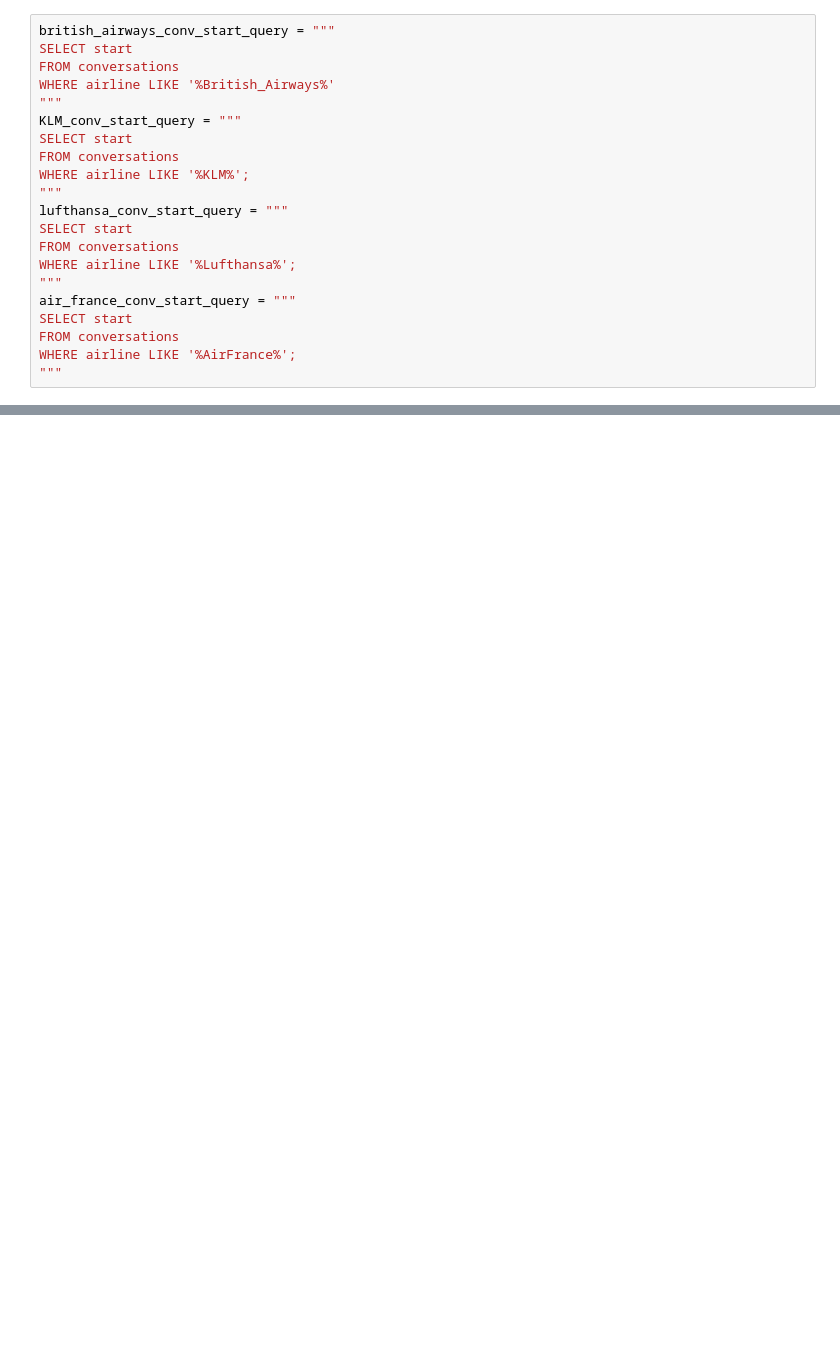
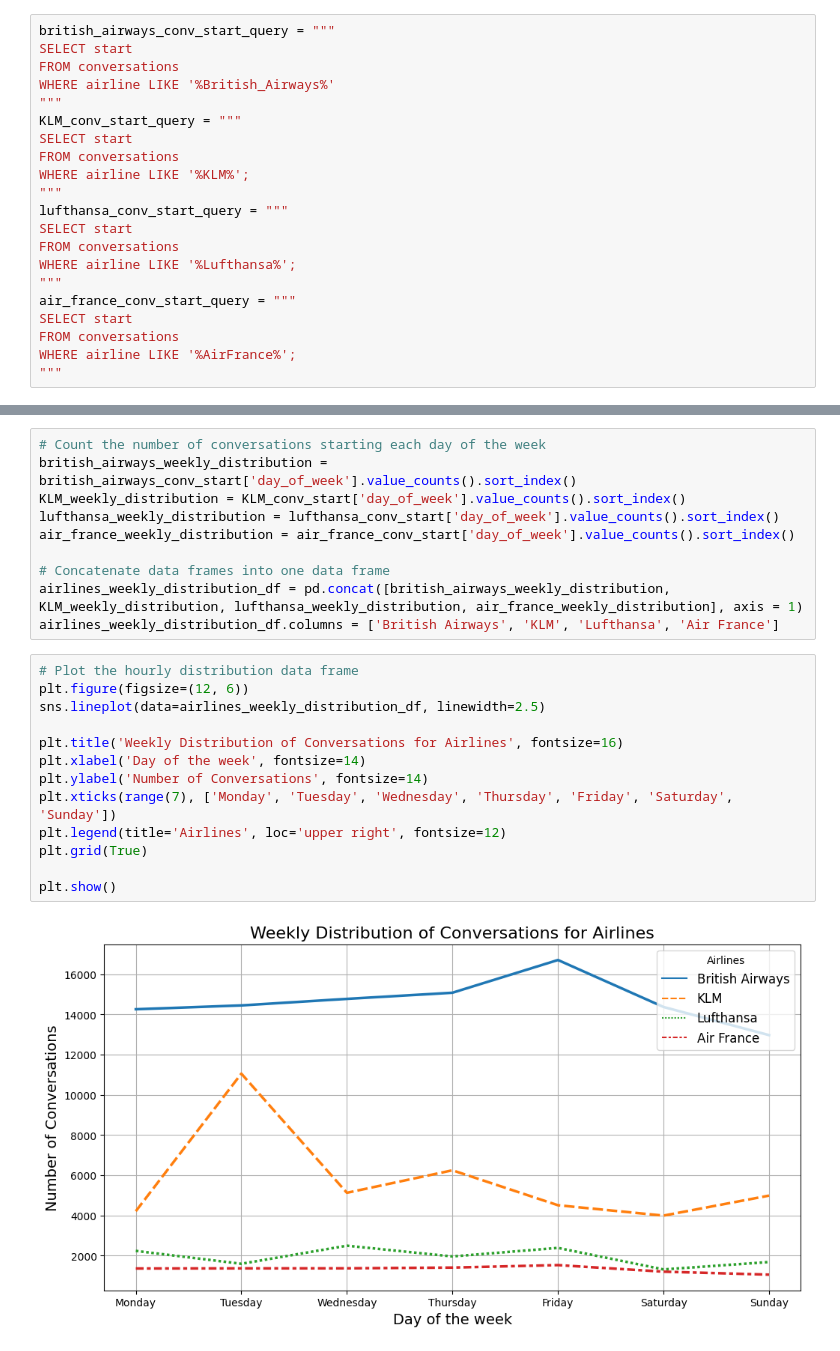
Before and after one commit to lmBored/From_Tweets_to_Trends, a Jupyter notebook: conversatins_stats.ipynb, the cells around one changed output, grey strips where cells are left out. Saved outputs shown, nothing was run; the diff lists cells and outputs as text; blank space fills up the shorter version.

```diff
--- a/conversatins_stats.ipynb
+++ b/conversatins_stats.ipynb
@@ -389,0 +440,25 @@ air_france_conv_start = extract_time(air_france_conv_start_query, connection)
+# %%
+# Count the number of conversations starting each day of the week
+british_airways_weekly_distribution = british_airways_conv_start['day_of_week'].value_counts().sort_index()
+KLM_weekly_distribution = KLM_conv_start['day_of_week'].value_counts().sort_index()
+lufthansa_weekly_distribution = lufthansa_conv_start['day_of_week'].value_counts().sort_index()
+air_france_weekly_distribution = air_france_conv_start['day_of_week'].value_counts().sort_index()
+
+# Concatenate data frames into one data frame
+airlines_weekly_distribution_df = pd.concat([british_airways_weekly_distribution, KLM_weekly_distribution, lufthansa_weekly_distribution, air_france_weekly_distribution], axis = 1)
+airlines_weekly_distribution_df.columns = ['British Airways', 'KLM', 'Lufthansa', 'Air France']
+# %%
+# Plot the hourly distribution data frame
+plt.figure(figsize=(12, 6))
+sns.lineplot(data=airlines_weekly_distribution_df, linewidth=2.5)
+
+plt.title('Weekly Distribution of Conversations for Airlines', fontsize=16)
+plt.xlabel('Day of the week', fontsize=14)
+plt.ylabel('Number of Conversations', fontsize=14)
+plt.xticks(range(7), ['Monday', 'Tuesday', 'Wednesday', 'Thursday', 'Friday', 'Saturday', 'Sunday'])
+plt.legend(title='Airlines', loc='upper right', fontsize=12)
+plt.grid(True)
+
+plt.show()
+# %% [output]
+[figure, added]
```
Also changed, not shown: parts of 15 cells of this notebook.
